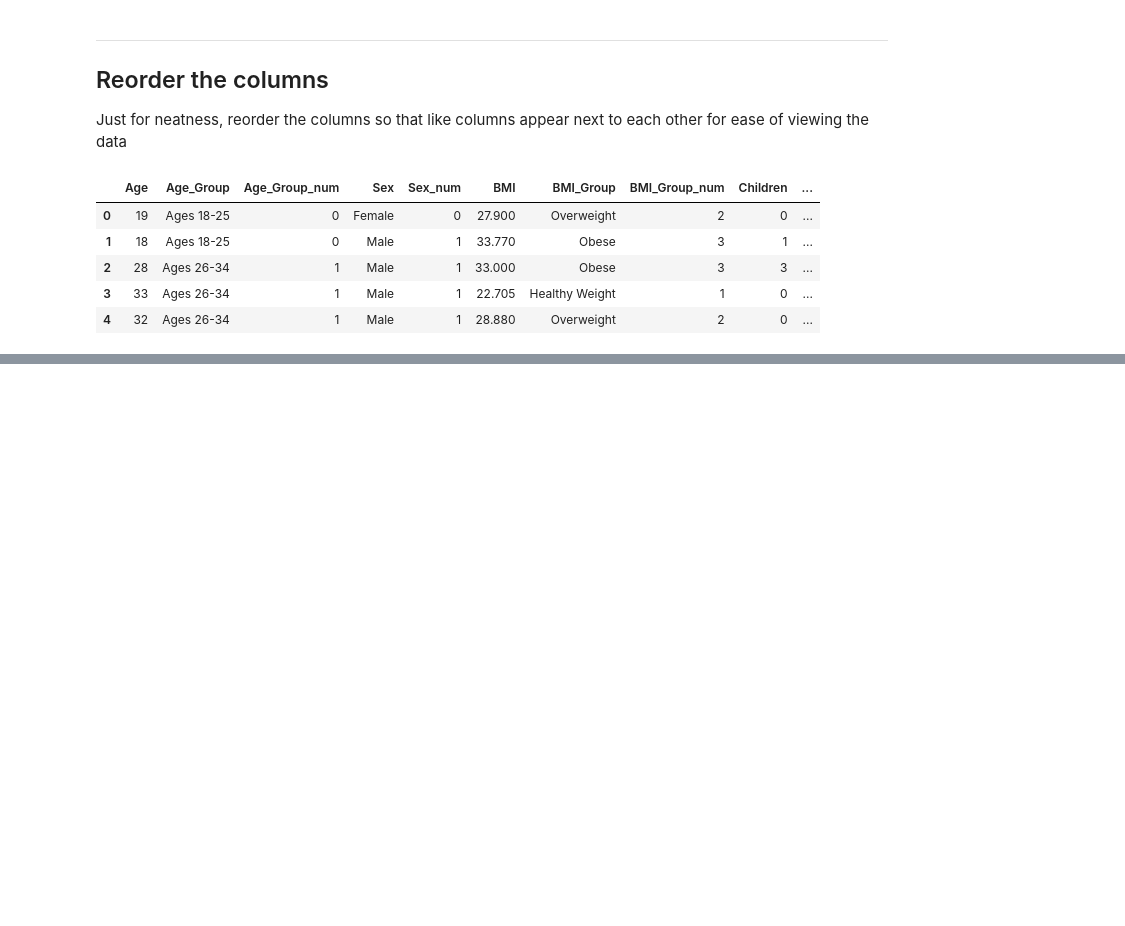
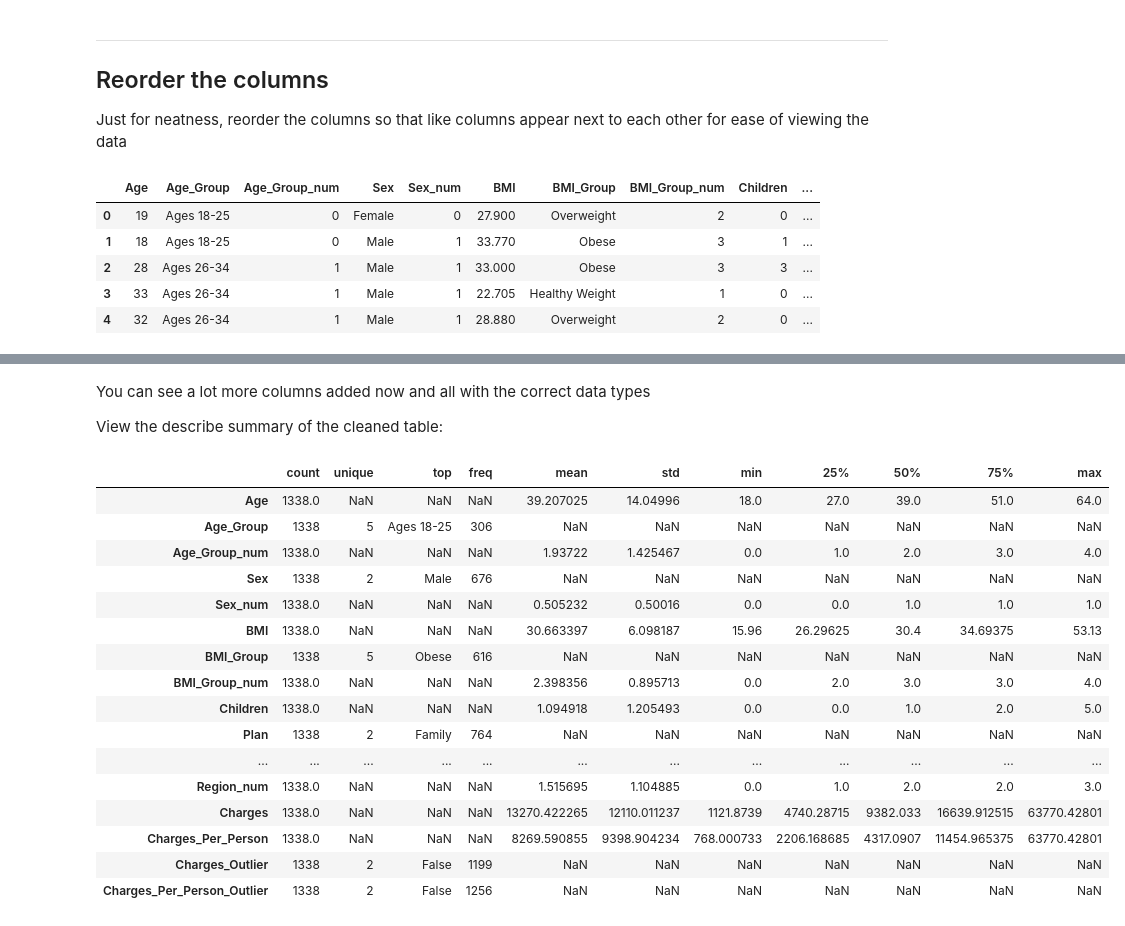
Before and after one commit to petedanielsmith/HealthcareInsuranceDataAnalyticsProject, a Jupyter notebook: jupyter_notebooks/data_cleanup.ipynb, the cells around one changed output, grey strips where cells are left out. Cells and saved outputs as stored; diff of their text form; code cells hidden in the pictures; blank space fills up the shorter version.

Commit message:
Add summary of before and after data clean to notebook (#16)

```diff
--- a/jupyter_notebooks/data_cleanup.ipynb
+++ b/jupyter_notebooks/data_cleanup.ipynb
@@ -322,0 +371,24 @@ insurance.head()
+# %% [markdown]
+You can see a lot more columns added now and all with the correct data types
+
+View the describe summary of the cleaned table:
+# %%
+insurance.describe(include='all').T
+# %% [output]
+|  | count | unique | top | freq | mean | std | min | 25% | 50% | 75% | max |
+| Age | 1338.0 | NaN | NaN | NaN | 39.207025 | 14.04996 | 18.0 | 27.0 | 39.0 | 51.0 | 64.0 |
+| Age_Group | 1338 | 5 | Ages 18-25 | 306 | NaN | NaN | NaN | NaN | NaN | NaN | NaN |
+| Age_Group_num | 1338.0 | NaN | NaN | NaN | 1.93722 | 1.425467 | 0.0 | 1.0 | 2.0 | 3.0 | 4.0 |
+| Sex | 1338 | 2 | Male | 676 | NaN | NaN | NaN | NaN | NaN | NaN | NaN |
+| Sex_num | 1338.0 | NaN | NaN | NaN | 0.505232 | 0.50016 | 0.0 | 0.0 | 1.0 | 1.0 | 1.0 |
+| BMI | 1338.0 | NaN | NaN | NaN | 30.663397 | 6.098187 | 15.96 | 26.29625 | 30.4 | 34.69375 | 53.13 |
+| BMI_Group | 1338 | 5 | Obese | 616 | NaN | NaN | NaN | NaN | NaN | NaN | NaN |
+| BMI_Group_num | 1338.0 | NaN | NaN | NaN | 2.398356 | 0.895713 | 0.0 | 2.0 | 3.0 | 3.0 | 4.0 |
+| Children | 1338.0 | NaN | NaN | NaN | 1.094918 | 1.205493 | 0.0 | 0.0 | 1.0 | 2.0 | 5.0 |
+| Plan | 1338 | 2 | Family | 764 | NaN | NaN | NaN | NaN | NaN | NaN | NaN |
+| ... | ... | ... | ... | ... | ... | ... | ... | ... | ... | ... | ... |
+| Region_num | 1338.0 | NaN | NaN | NaN | 1.515695 | 1.104885 | 0.0 | 1.0 | 2.0 | 2.0 | 3.0 |
+| Charges | 1338.0 | NaN | NaN | NaN | 13270.422265 | 12110.011237 | 1121.8739 | 4740.28715 | 9382.033 | 16639.912515 | 63770.42801 |
+| Charges_Per_Person | 1338.0 | NaN | NaN | NaN | 8269.590855 | 9398.904234 | 768.000733 | 2206.168685 | 4317.0907 | 11454.965375 | 63770.42801 |
+| Charges_Outlier | 1338 | 2 | False | 1199 | NaN | NaN | NaN | NaN | NaN | NaN | NaN |
+| Charges_Per_Person_Outlier | 1338 | 2 | False | 1256 | NaN | NaN | NaN | NaN | NaN | NaN | NaN |
```
Also changed, not shown: parts of 6 cells of this notebook.
